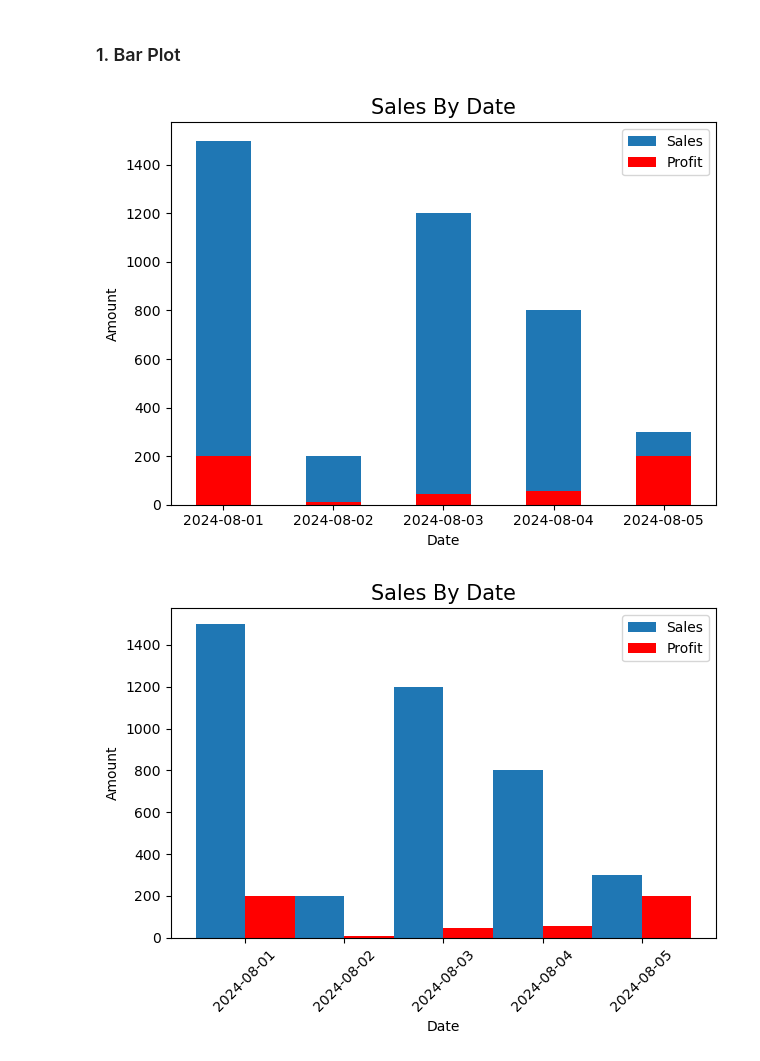
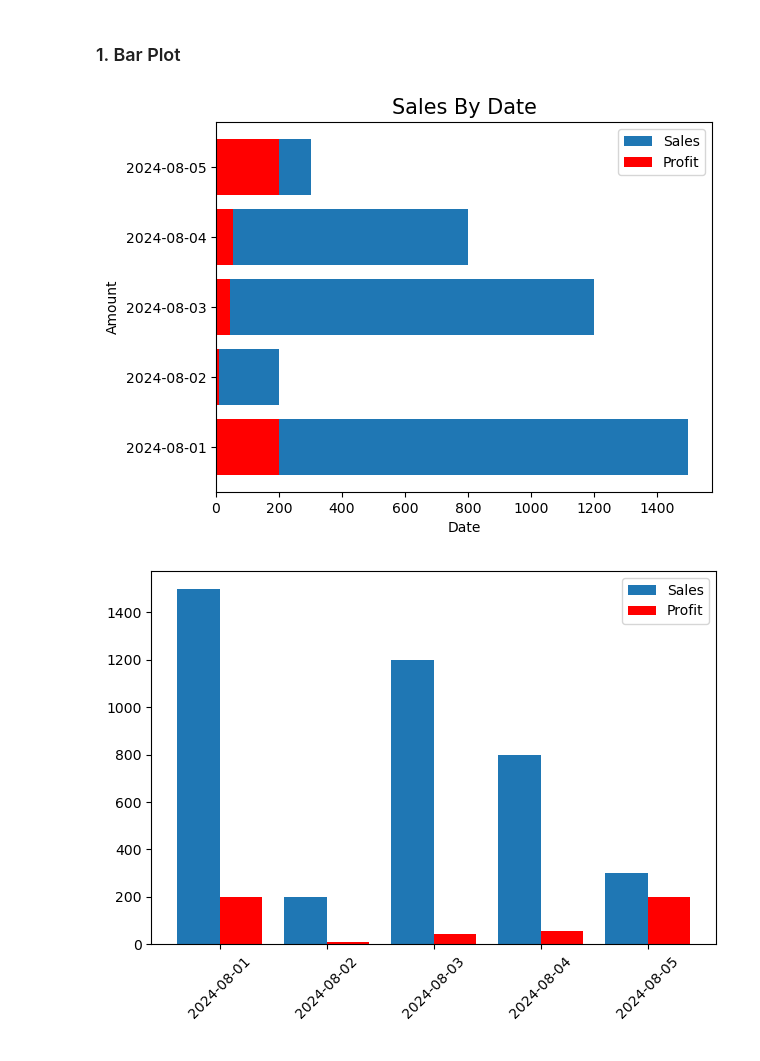
Before and after one commit to pravatn01/Matplotlib-Data-VIz, a Jupyter notebook: data_viz.ipynb, the cells around one changed output. Drawn from its saved outputs; the diff is of its cells as text; code cells hidden in the pictures.

```diff
--- a/data_viz.ipynb
+++ b/data_viz.ipynb
@@ -37,36 +37,29 @@ memory usage: 412.0+ bytes
 # %%
 # plt.figure(figsize=(12,6))
 plt.title("Sales By Date", fontsize=15)
 plt.xlabel("Date")
 plt.ylabel("Amount")
 
-plt.bar(df['Sales_Date'], df['Sales_Amount'], width=0.5, label= 'Sales')
-plt.bar(df['Sales_Date'], df['Profit_Amount'], width=0.5, color="red", label= 'Profit')
+plt.barh(df['Sales_Date'], df['Sales_Amount'],label= 'Sales')
+plt.barh(df['Sales_Date'], df['Profit_Amount'],color="red", label= 'Profit')
 
 plt.legend()
 
 plt.show()
 # %% [output]
-[figure, old version]
+[figure, new version]
 # %%
-
+#using vectorized operations
 positions = np.arange(len(df))
-width = 0.5
-
+width = 0.4
 
 plt.bar(positions - width/2, df['Sales_Amount'], width=width, label='Sales')
 plt.bar(positions + width/2, df['Profit_Amount'], width=width, color='red', label='Profit')
 
-
-plt.title("Sales By Date", fontsize=15)
-plt.xlabel("Date")
-plt.ylabel("Amount")
-
 plt.xticks(positions, df['Sales_Date'], rotation=45)
 
 plt.legend()
-
 plt.tight_layout()
 plt.show()
 # %% [output]
-[figure, old version]
+[figure, new version]
```
Also changed, not shown: parts of 1 cell of this notebook.
